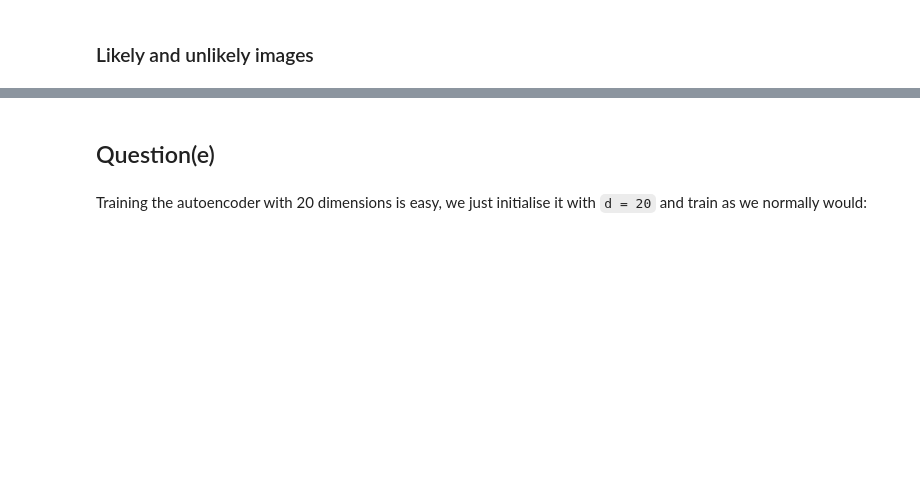
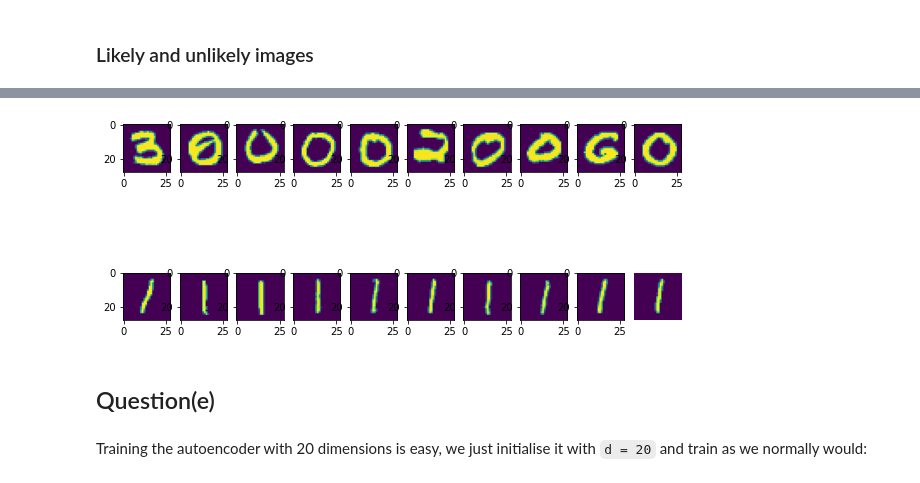
Before and after one commit to inwaves/probml, a Jupyter notebook: le49_ata36_coursework1.ipynb, the cells around one changed output, grey strips where cells are left out. Drawn from its saved outputs; the diff is of its cells as text; code cells hidden in the pictures; blank space fills up the shorter version.

```diff
--- a/le49_ata36_coursework1.ipynb
+++ b/le49_ata36_coursework1.ipynb
@@ -104,12 +104,12 @@ plt.show()
 # %%
 image, _ = mnist[35508]
 image = image.reshape((1, 1, 28, 28)) # Must be [Bx1x28x28].
-mu, sigma = autoencoder(image)
+mu, sigma = simple_vae(image)
 
 # TODO: should this have some K*noise*sigma?
 # Sample 5 Zs with different noise and generate images from them.
 z = [mu + torch.randn_like(sigma)*sigma for _ in range(5)]
-new_images = [autoencoder.f(z_i) for z_i in z]
+new_images = [simple_vae.f(z_i) for z_i in z]
 fig = plt.figure(figsize=(10, 10))
 
 for i in range(len(new_images)):
@@ -124,7 +124,7 @@ plt.show()
 To generate 12 random images, we take 12 samples from distribution $\tilde Z$ and decode them.
 # %%
 z_samples = [torch.rand(4) for _ in range(12)]
-generated_images = [autoencoder.f(z_i) for z_i in z_samples]
+generated_images = [simple_vae.f(z_i) for z_i in z_samples]
 
 fig = plt.figure(figsize=(10, 10))
 
@@ -141,8 +141,8 @@ To interpolate two images, we first encode them into two latent variables $\tild
 (img1, _), (img2, _) = mnist[28001], mnist[43876]
 img1 = img1.reshape((1, 1, 28, 28))
 img2 = img2.reshape((1, 1, 28, 28))
-mu1, sigma1 = autoencoder(img1)
-mu2, sigma2 = autoencoder(img2)
+mu1, sigma1 = simple_vae(img1)
+mu2, sigma2 = simple_vae(img2)
 z1 = mu1 + torch.randn_like(sigma1)
 z2 = mu2 + torch.randn_like(sigma2)
 
@@ -155,7 +155,7 @@ for _ in range(10):
 # Add the first of the original images.
 new_images = [img1]
 for z_i in interpolated_vars:
-    new_images.append(autoencoder.f(z_i))
+    new_images.append(simple_vae.f(z_i))
 new_images.append(img2)
 
 # Plot all images.
@@ -218,3 +188,31 @@ plt.show()
+# %%
+# Sort this dictionary for ascending likelihood.
+sorted_likelihoods = list(sorted(expanded_sampling_vae.likelihoods.items(), key = lambda item: item[1]))
+unlikely_images = []
+likely_images = []
+
+# Get mnist[i] for the bottom-most i and for the top-most i
+for index in sorted_likelihoods[:10]:
+    im, _ = mnist[index[0]]
+    unlikely_images.append(im[0])
+
+for index in sorted_likelihoods[-10:]:
+    im, _ = mnist[index[0]]
+    likely_images.append(im[0])
+
+# Plot 10 unlikely images followed by
+fig = plt.figure(figsize=(10, 10))
+
+for i in range(len(unlikely_images)):
+    fig.add_subplot(2, 10, i+1)
+    plt.imshow(unlikely_images[i])
+    fig.add_subplot(1, 10, i+1)
+    plt.imshow(likely_images[i])
+
+plt.axis('off')
+plt.show()
+# %% [output]
+[figure, added]
 # %% [markdown]
 ## Question(e)
 # %% [markdown]
```
Also changed, not shown: parts of 30 cells of this notebook, 5 other files.
